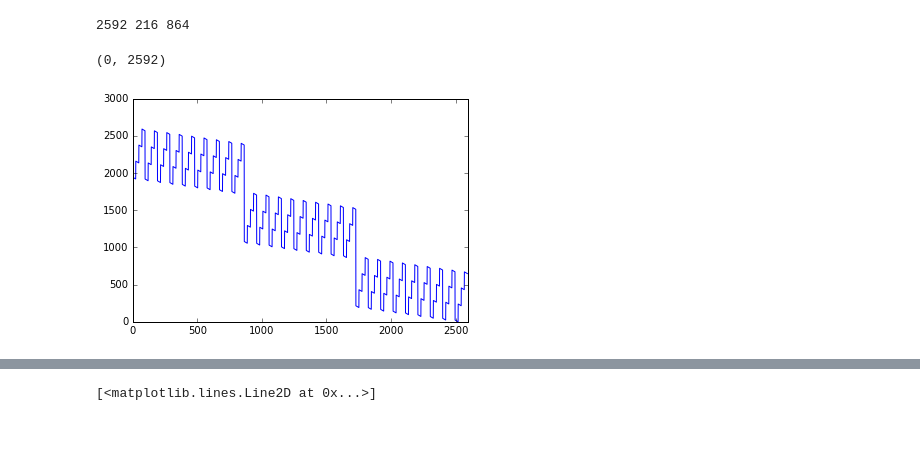
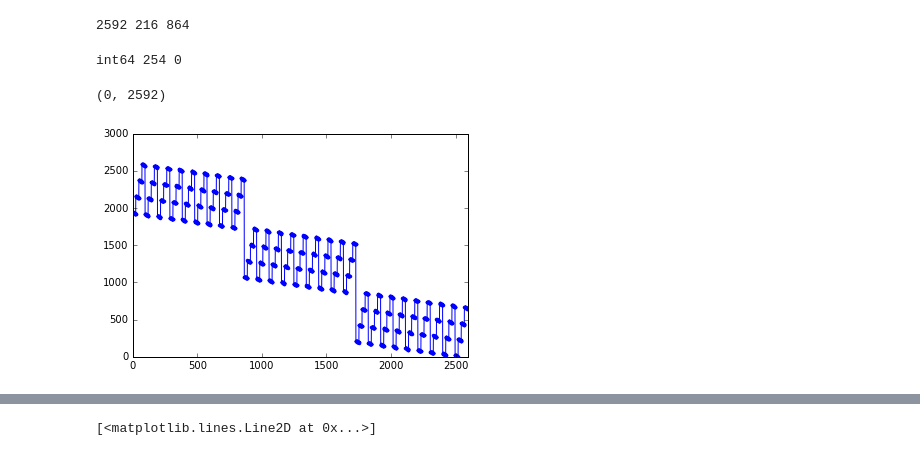
Before and after one commit to sargon14/roadsign, a Jupyter notebook: previewing.ipynb, the cells around one changed output, grey strips where cells are left out. Cells and saved outputs as stored; diff of their text form; code cells hidden in the pictures.

```diff
--- a/previewing.ipynb
+++ b/previewing.ipynb
@@ -69,19 +82,37 @@ xaxis = np.arange(0,DISPLAY_SIZE)
 out = np.zeros(DISPLAY_SIZE)
 xvec = np.zeros(DISPLAY_SIZE)
 yvec = np.zeros(DISPLAY_SIZE)
+
+# The converted array is smaller than the input array, because it's been stacked into 8-bit chunks!
 SignFrameBuffer = np.zeros(DISPLAY_SIZE // 8)
 SignFrameBuffer.dtype = 'int'
+
 for i in range(DISPLAY_SIZE):
-    [xvec[i], yvec[i], out[i]] = CartesianOffsetToPixelOffset(i, DISPLAY_WIDTH, DISPLAY_HEIGHT)
+    xvec[i], yvec[i], out[i] = CartesianOffsetToPixelOffset(i, DISPLAY_WIDTH, DISPLAY_HEIGHT)
     #SignFrameBuffer[offset / 8] |= (buf[i] ? 1 : 0) << (i % 8)
     j = int(out[i]) // 8
-    SignFrameBuffer[j] |= (1 if buf[i] else 0) << (i % 8)
+
+    # can buf[i] just be called directly here, instead of the inline conditional?
+    # its values are either 1 or 0...
+    #SignFrameBuffer[j] |= (1 if buf[i] else 0) << (i % 8)
+    # looks like yes. Also, can I get away with replacing the or-equals with a plus-equals?
+    SignFrameBuffer[j] += buf[i] << (i % 8)
+    # also looks like yes...but this needs testing in the real system. I'm not even working in the same
+    # programming language right now!
+
+print(SignFrameBuffer.dtype, SignFrameBuffer.max(), SignFrameBuffer.min())
+# %% [output]
+int64 254 0
-# %%
-plt.plot(xaxis,out)
-plt.xlim(0,DISPLAY_SIZE)
-#plt.xlim(0,DISPLAY_SIZE/3)
-#plt.ylim(1500,DISPLAY_SIZE)
-# %% [output]
-(0, 2592)
-[figure, removed]
+# %%
+plt.plot(xaxis,out,'.-')
+plt.xlim(0,DISPLAY_SIZE)
+#plt.xlim(0,DISPLAY_SIZE/3)
+#plt.ylim(1500,DISPLAY_SIZE)
+# This is the mostly-wrapped version of the image coordinates, graphed. Each run of 8 bits
+# also get squashed on top of each other by bit-shifting...
+
+# Converting from (x, y) to this is where I might want to try to simplify next...
+# %% [output]
+(0, 2592)
+[figure, added]
 # %%
```
Also changed, not shown: parts of 11 cells of this notebook.
